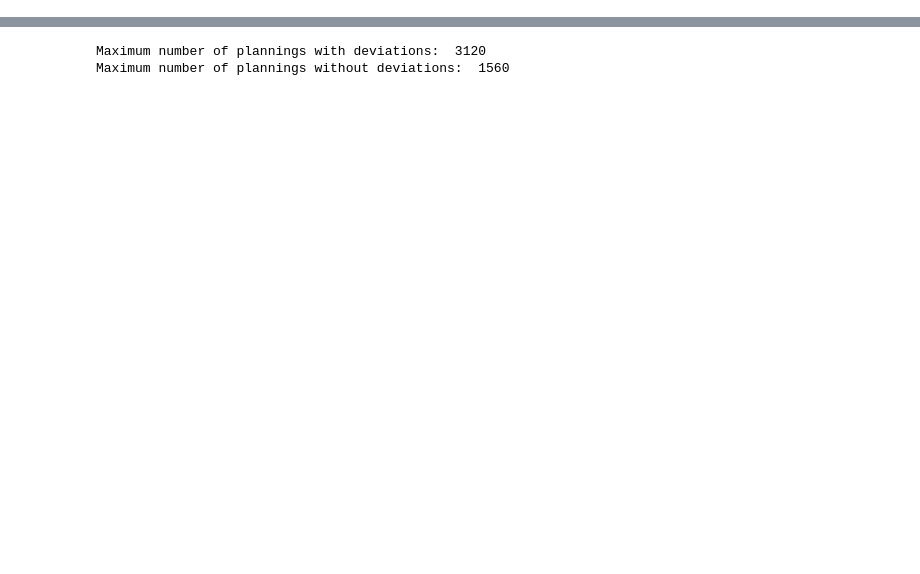
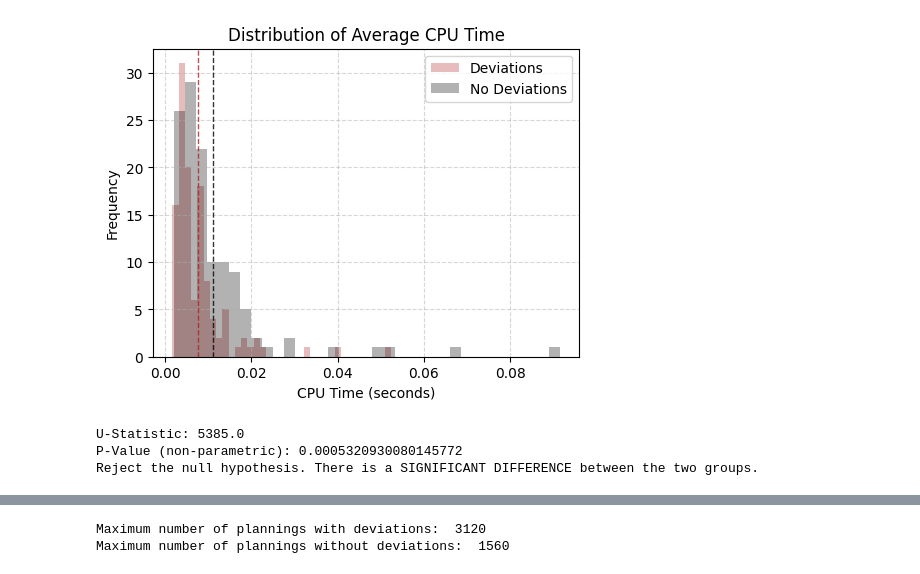
Before and after one commit to axeleth/BPAI, a Jupyter notebook: MAPF tutorials/Lab_Assignment2_ABMS/Lab_Assignment2_ABMS/tests.ipynb, the cells around one changed output, grey strips where cells are left out. Cells and saved outputs as stored; diff of their text form; code cells hidden in the pictures; blank space fills up the shorter version.

```diff
--- a/MAPF tutorials/Lab_Assignment2_ABMS/Lab_Assignment2_ABMS/tests.ipynb
+++ b/MAPF tutorials/Lab_Assignment2_ABMS/Lab_Assignment2_ABMS/tests.ipynb
@@ -76,0 +66,25 @@ final_df
+# %%
+# CPU TIME ANALYSIS
+
+average_cpu_time = cpu_times['average cpu time']
+average_cpu_time_no_dev = cpu_times_no_dev['average cpu time']
+
+# count the average of all cpu times
+average_average_cpu_time = cpu_times['average cpu time'].mean()
+average_variance = cpu_times['average cpu time'].var()
+std_dev = cpu_times['average cpu time'].std()
+#count the standard deviation of all cpu times
+
+average_average_cpu_time_no_dev = cpu_times_no_dev['average cpu time'].mean()
+average_variance_no_dev = cpu_times_no_dev['average cpu time'].var()
+std_dev_no_dev = cpu_times_no_dev['average cpu time'].std()
+
+print("With Deviations")
+print(f'Mean CPU Time: {average_average_cpu_time}')
+print(f'Variance: {average_variance}')
+print(f'Standard Deviation: {std_dev}')
+print("\n")
+print("Without Deviations")
+print(f'Mean CPU Time (No Deviations): {average_average_cpu_time_no_dev}')
+print(f'Variance (No Deviations): {average_variance_no_dev}')
+print(f'Standard Deviation (No Deviations): {std_dev_no_dev}')
@@ -76,0 +102,34 @@ final_df
+# %%
+# plot the distribution of the average cpu time
+plt.figure(figsize=(5.5,4) , dpi=100)
+plt.hist(cpu_times['average cpu time'], bins=35, color='firebrick', alpha=0.3, label='Deviations')
+plt.hist(cpu_times_no_dev['average cpu time'], bins=35, color='black', alpha=0.3, label='No Deviations')
+plt.axvline(x=average_average_cpu_time, color='firebrick', linestyle='--', linewidth=1, alpha=0.8)
+plt.axvline(x=average_average_cpu_time_no_dev, color='black', linestyle='--', linewidth=1, alpha=0.8)
+plt.xlabel('CPU Time (seconds)')
+plt.ylabel('Frequency')
+plt.title('Distribution of Average CPU Time')
+plt.grid(True, linestyle='--', alpha=0.5)
+plt.legend()
+plt.savefig('cpu_time_distribution.pdf', format='pdf')
+plt.show()
+# %% [output]
+[figure, added]
+# %%
+average_cpu_time_log = np.log(average_cpu_time)
+average_cpu_time_no_dev_log = np.log(average_cpu_time_no_dev)
+
+# U-Test
+u_stat, p_value_non_param = stats.mannwhitneyu(average_cpu_time_log, average_cpu_time_no_dev_log)
+print(f'U-Statistic: {u_stat}')
+print(f'P-Value (non-parametric): {p_value_non_param}')
+
+alpha = 0.05 # significance level
+if p_value_non_param < alpha:
+    print("Reject the null hypothesis. There is a SIGNIFICANT DIFFERENCE between the two groups.")
+else:
+    print("Fail to reject the null hypothesis. There is NO SIGNIFICANT DIFFERENCE between the two groups.")
+# %% [output]
+U-Statistic: 5385.0
+P-Value (non-parametric): 0.0005320930080145772
+Reject the null hypothesis. There is a SIGNIFICANT DIFFERENCE between the two groups.
```
Also changed, not shown: parts of 30 cells of this notebook, 17 other files.
